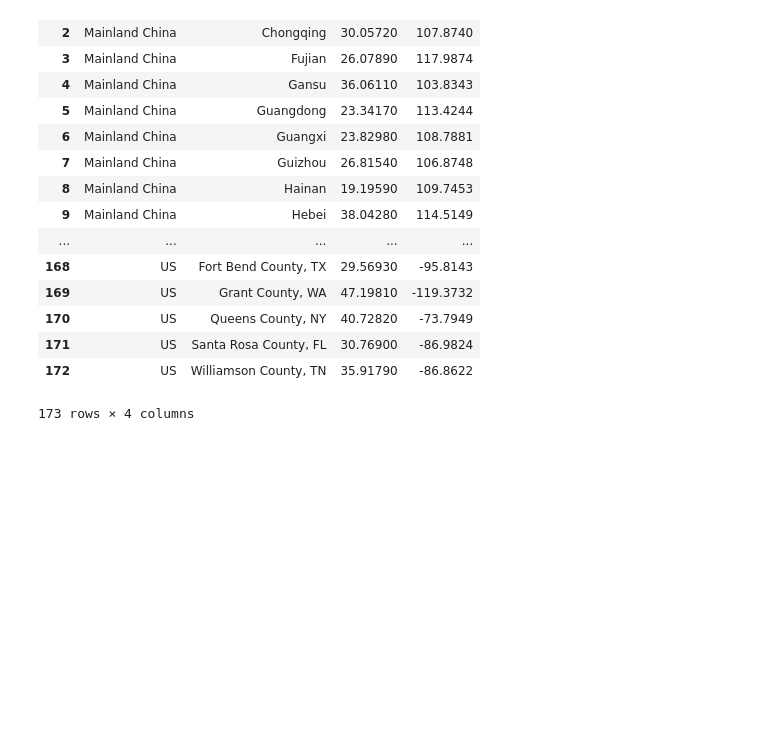
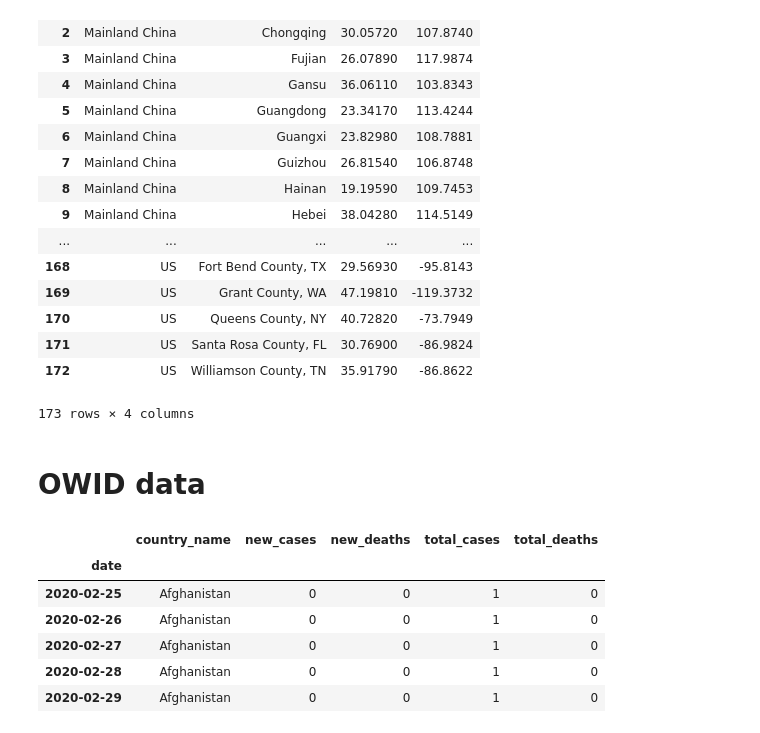
Before and after one commit to covid19-data/covid19-data, a Jupyter notebook: notebooks/convert_to_json.ipynb, the cells around one changed output. Cells and saved outputs as stored; diff of their text form; code cells hidden in the pictures; blank space fills up the shorter version.

```diff
--- a/notebooks/convert_to_json.ipynb
+++ b/notebooks/convert_to_json.ipynb
@@ -123,3 +123,5 @@ confirm_df.to_csv('coordinates.csv', index=False)
 | 171 | US | Santa Rosa County, FL | 30.76900 | -86.9824 |
 | 172 | US | Williamson County, TN | 35.91790 | -86.8622 |
 173 rows × 4 columns
+# %% [markdown]
+# OWID data
@@ -125,0 +130,12 @@ confirm_df.to_csv('coordinates.csv', index=False)
+# %%
+df = pd.read_csv('../data_sources/our_world_in_data/owid_ts.csv', index_col=0, parse_dates=True).rename(
+    columns={'location': 'country_name'}).fillna(0, downcast='infer')
+df.head()
+# %% [output]
+|  | country_name | new_cases | new_deaths | total_cases | total_deaths |
+| date |  |  |  |  |  |
+| 2020-02-25 | Afghanistan | 0 | 0 | 1 | 0 |
+| 2020-02-26 | Afghanistan | 0 | 0 | 1 | 0 |
+| 2020-02-27 | Afghanistan | 0 | 0 | 1 | 0 |
+| 2020-02-28 | Afghanistan | 0 | 0 | 1 | 0 |
+| 2020-02-29 | Afghanistan | 0 | 0 | 1 | 0 |
```
Also changed, not shown: parts of 4 cells of this notebook, 9 other files.
